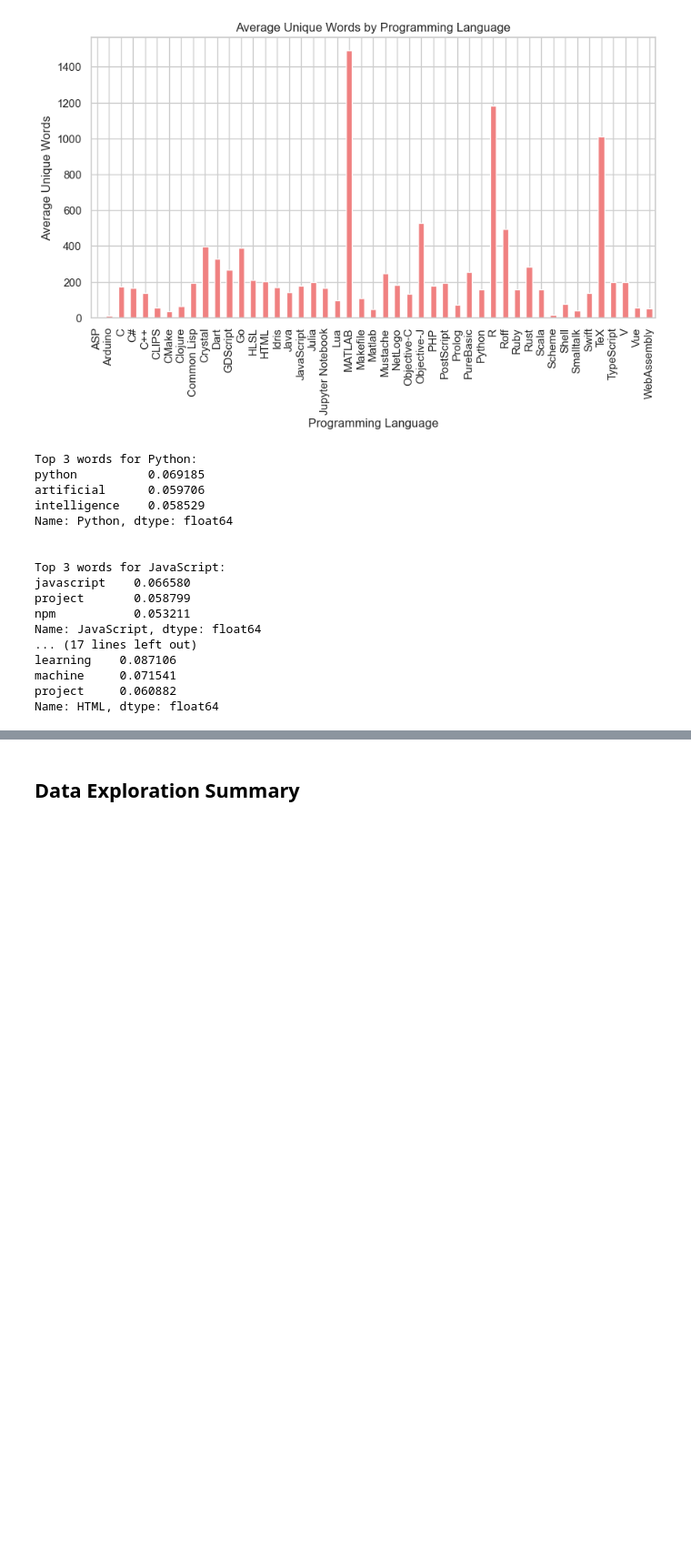
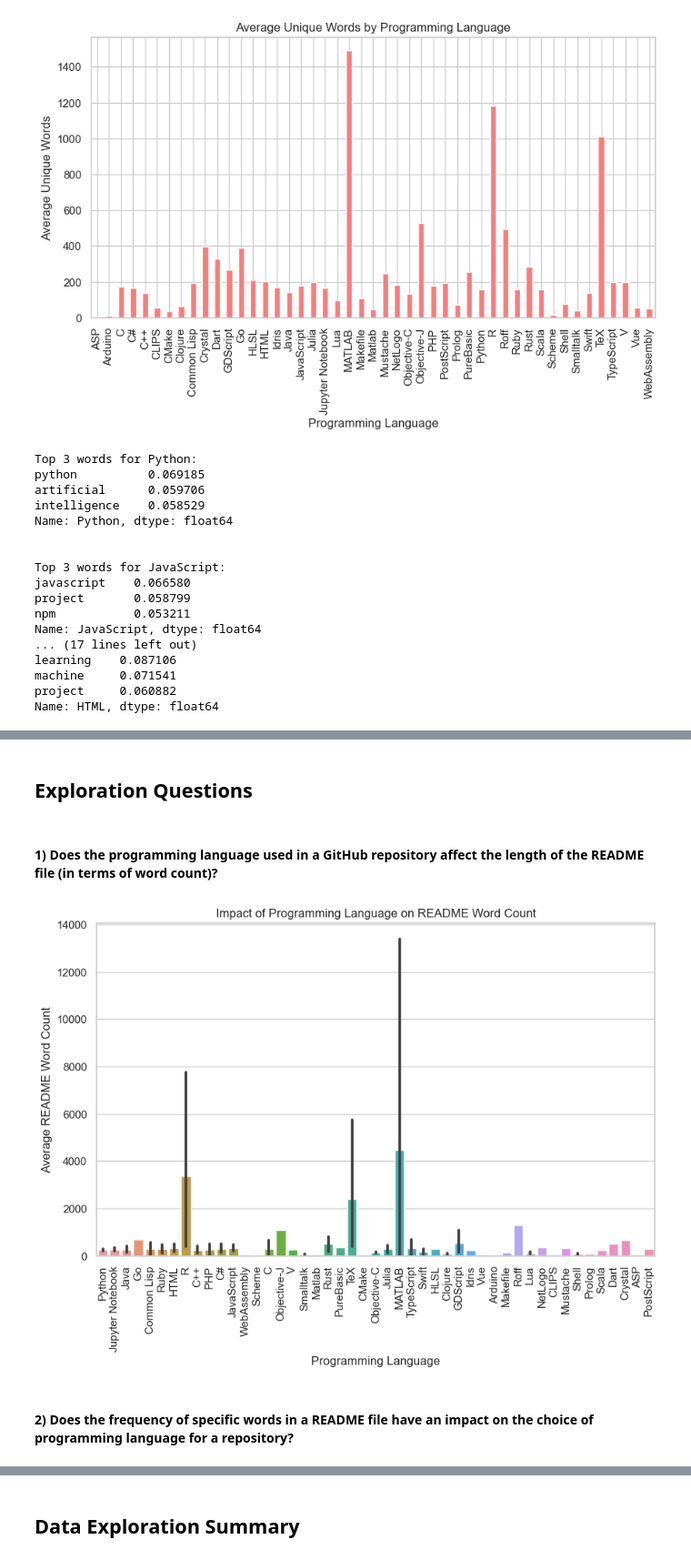
Before and after one commit to TheoandEdwige/git_lingua, a Jupyter notebook: mvp.ipynb, the cells around one changed output, grey strips where cells are left out. Shown at 91% size. Cells and saved outputs as stored; diff of their text form; code cells hidden in the pictures; blank space fills up the shorter version.

```diff
--- a/mvp.ipynb
+++ b/mvp.ipynb
@@ -158,0 +158,10 @@ e.generate_word_cloud(df, 'readme')
+# %% [markdown]
+## Exploration Questions
+# %% [markdown]
+#### 1) Does the programming language used in a GitHub repository affect the length of the README file (in terms of word count)?
+# %%
+e.hypothesis_one(df)
+# %% [output]
+[figure, added]
+# %% [markdown]
+#### 2) Does the frequency of specific words in a README file have an impact on the choice of programming language for a repository?
```
Also changed, not shown: parts of 10 cells of this notebook, 2 other files.
